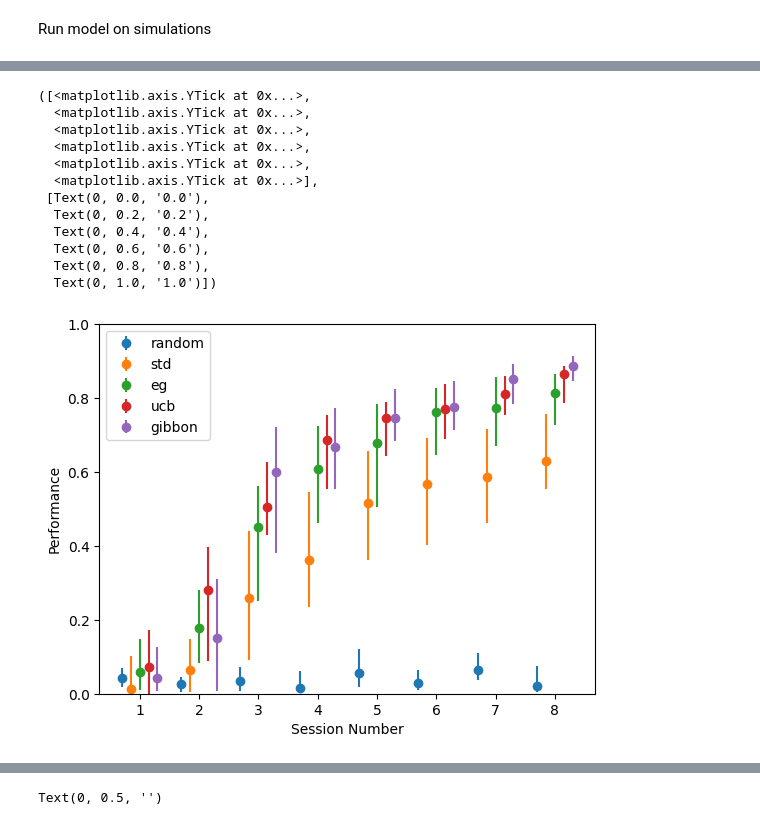
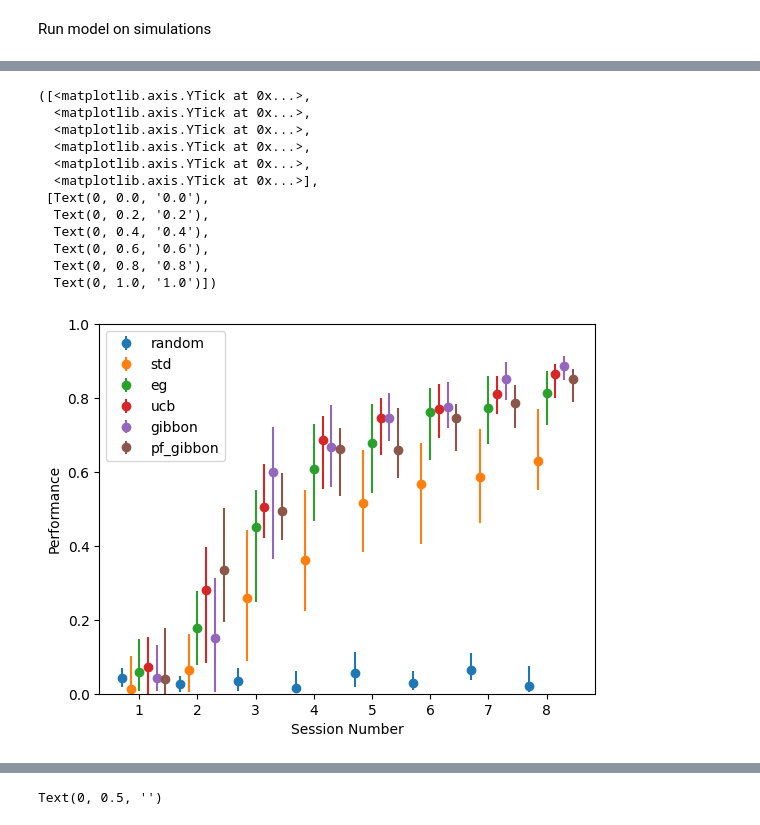
Before and after one commit to tne-lab/NeuroOptimizationPaper, a Jupyter notebook: figure2.ipynb, the cells around one changed output, grey strips where cells are left out. Saved outputs shown, nothing was run; the diff lists cells and outputs as text; code cells hidden in the pictures.

Commit message:
Ran pf_gibbon on basic simulation

```diff
--- a/figure2.ipynb
+++ b/figure2.ipynb
@@ -93,7 +93,7 @@ from botorch.acquisition import UpperConfidenceBound, qLowerBoundMaxValueEntropy
 
 warnings.simplefilter("ignore", BotorchWarning)
 
-with open('sims_100_01-06_2.pickle', 'rb') as handle:
+with open('sims_100_01-06.pickle', 'rb') as handle:
     sims = pickle.load(handle)
 
 tkwargs = {"dtype": torch.double, "device": 'cuda'}
@@ -106,7 +106,7 @@ standard_bounds[1] = 1
 n_session = 8
 n_trial = 150
 
-aq_name = 'ucb'
+aq_name = 'pf_gibbon'
 
 class EGProblem(Problem):
     def __init__(self, model, sim):
@@ -153,8 +153,8 @@ for n, sim in enumerate(sims):
         init_conds = torch.rand((1000, 2), **tkwargs)
         valid = ((init_conds[:, 0] * 500 - sim['saf_h']) ** 2 / sim['saf_a'] + sim['saf_k']) > init_conds[:, 1] * 200
         init_conds = init_conds[valid, :]
-        if aq_name != 'eg':
-            if aq_name == 'gibbon':
+        if aq_name != 'eg' and ('pf_gibbon' not in aq_name or random.random() > 0.7):
+            if aq_name == 'gibbon' or 'pf_gibbon' in aq_name:
                 candidate_set = torch.rand(100, tensor_bounds.size(1), **tkwargs)
                 acq_func = qLowerBoundMaxValueEntropy(results[-1]['model'], candidate_set, maximize=False)
             elif aq_name == 'ucb':
@@ -186,7 +186,7 @@ for n, sim in enumerate(sims):
                algorithm,
                seed=1,
                termination=('n_gen', 30))
-            if random.random() < epsilon:
+            if random.random() < epsilon or 'pf_gibbon' in aq_name:
                 candidate = np.expand_dims(res.X[random.randint(0, res.X.shape[0] - 1)], axis=0)
             else:
                 candidate = np.expand_dims(res.X[torch.argmin(res.F[:, :0]), :], axis=0)
@@ -327,7 +362,7 @@ with open(f'outcomes/performance_random_2.pickle', 'wb') as handle:
 import os
 from scipy.stats import bootstrap
 
-acqfs = ['random', 'std', 'eg', 'ucb', 'gibbon']
+acqfs = ['random', 'std', 'eg', 'ucb', 'gibbon', 'pf_gibbon']
 effect_sizes = np.asarray([0.1, 0.2, 0.3, 0.4, 0.5, 0.6])
 fig = plt.figure()
 for i, acq in enumerate(acqfs):
@@ -371,7 +406,7 @@ plt.xticks(effect_sizes)
 # %%
 from scipy.stats import bootstrap
 
-acqfs = ['random', 'std', 'eg', 'ucb', 'gibbon']
+acqfs = ['random', 'std', 'eg', 'ucb', 'gibbon', 'pf_gibbon']
 effect_sizes = np.asarray([0.1, 0.2, 0.3, 0.4, 0.5, 0.6])
 fig = plt.figure()
 for i, acq in enumerate(acqfs):
@@ -383,32 +418,32 @@ for i, acq in enumerate(acqfs):
         with open(f'outcomes/performance_{acq}_{j}.pickle', 'rb') as handle:
             perf_mat = np.concatenate((perf_mat, np.asarray(pickle.load(handle))), axis=0)
         j += 1
     m_c = np.median(perf_mat, axis=0)
     l_c = np.zeros_like(m_c)
     h_c = np.zeros_like(m_c)
     for j in range(perf_mat.shape[1]):
         res = bootstrap((perf_mat[:,j],), np.median, n_resamples=1000)
         l_c[j] = res.confidence_interval.low
         h_c[j] = res.confidence_interval.high
     plt.errorbar(np.arange(1,9) + (i - 2) * 0.15, m_c, yerr=(m_c - l_c, h_c-m_c), linestyle='none', marker='o')
 plt.legend(acqfs, loc='upper left')
 plt.xlabel('Session Number')
 plt.ylabel('Performance')
 plt.xticks(np.arange(1,9))
 plt.ylim(0, 1)
 plt.yticks([0,0.2,0.4,0.6,0.8,1])
 # %% [output]
 ([<matplotlib.axis.YTick at 0x...>,
   <matplotlib.axis.YTick at 0x...>,
   <matplotlib.axis.YTick at 0x...>,
   <matplotlib.axis.YTick at 0x...>,
   <matplotlib.axis.YTick at 0x...>,
   <matplotlib.axis.YTick at 0x...>],
  [Text(0, 0.0, '0.0'),
   Text(0, 0.2, '0.2'),
   Text(0, 0.4, '0.4'),
   Text(0, 0.6, '0.6'),
   Text(0, 0.8, '0.8'),
   Text(0, 1.0, '1.0')])
-[figure, old version]
+[figure, new version]
 # %%
```
Also changed, not shown: parts of 5 cells of this notebook, 4 other files.
